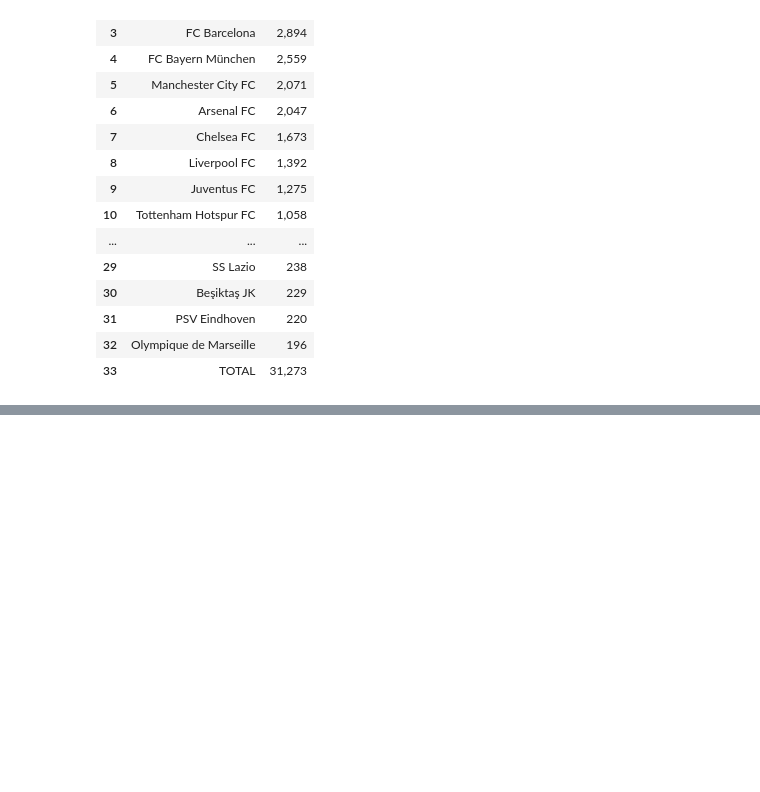
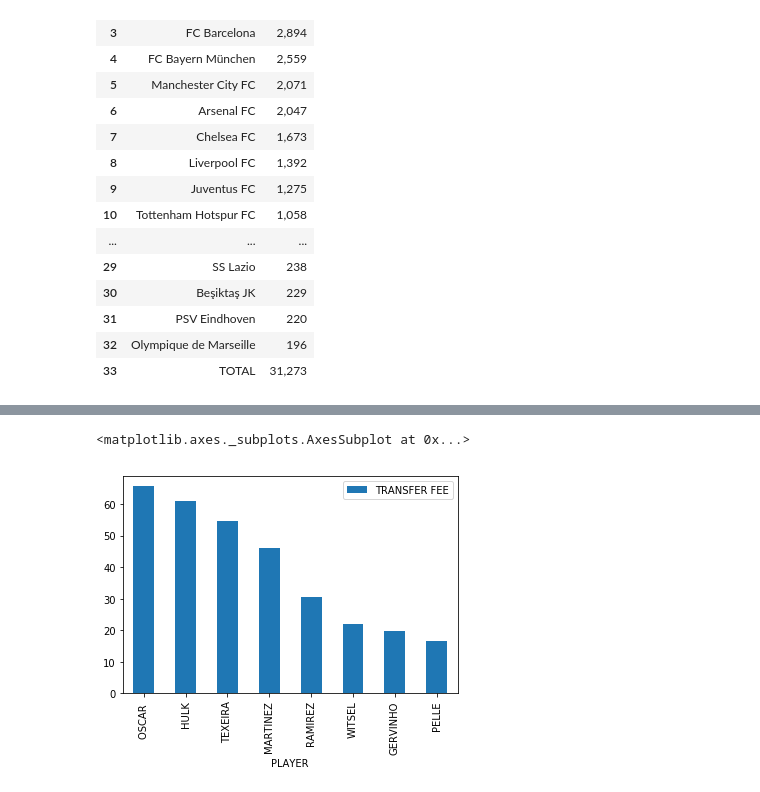
Before and after one commit to chrgavalas/data-projects, a Jupyter notebook: code/project8/China Soccer.ipynb, the cells around one changed output, grey strips where cells are left out. Saved outputs shown, nothing was run; the diff lists cells and outputs as text; code cells hidden in the pictures; blank space fills up the shorter version.

```diff
--- a/code/project8/China Soccer.ipynb
+++ b/code/project8/China Soccer.ipynb
@@ -159,0 +203,3 @@ dtype: object
+# %%
+df_players = pd.read_csv("Players-China.csv")
+df_players
@@ -159,0 +216,3 @@ dtype: object
+# %%
+df_players = df_players.set_index("PLAYER")
+df_players
@@ -159,0 +230,5 @@ dtype: object
+# %%
+df_players.plot(y='TRANSFER FEE', kind='bar')
+# %% [output]
+<matplotlib.axes._subplots.AxesSubplot at 0x...>
+[figure, added]
```
Also changed, not shown: parts of 9 cells of this notebook, 10 other files.
